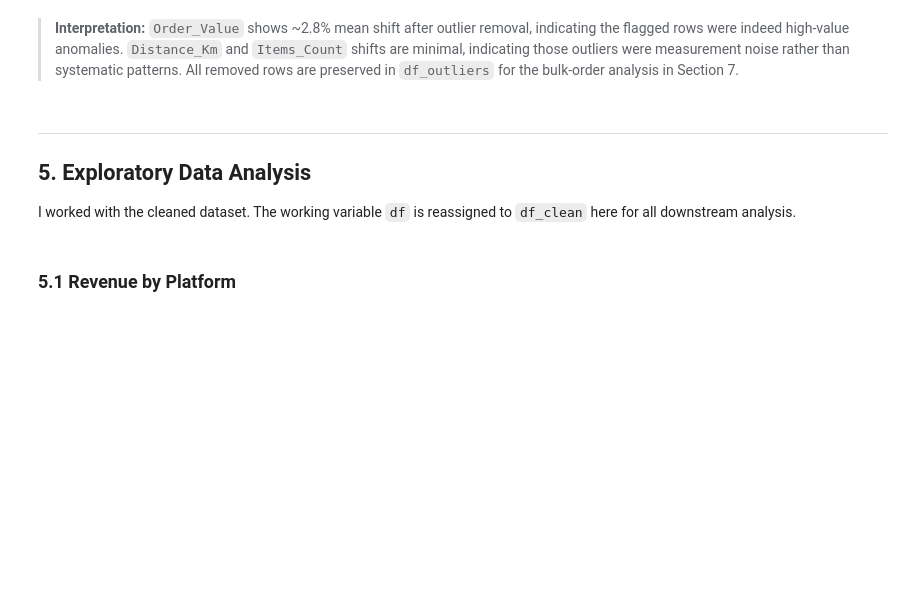
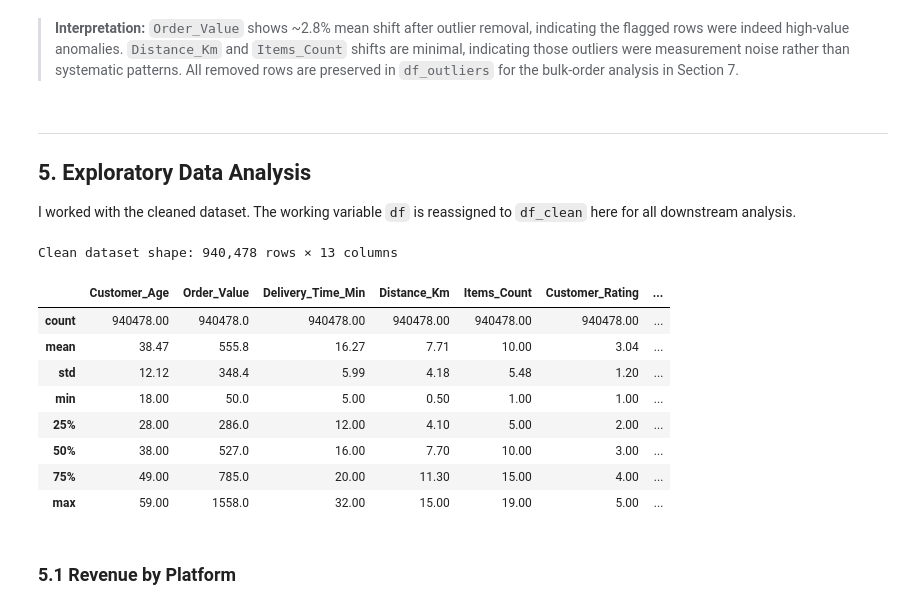
Before and after one commit to IntentionedReflex35/qcommerce-platform-analysis, a Jupyter notebook: notebooks/Analysis_Report.ipynb, the cells around one changed output. Cells and saved outputs as stored; diff of their text form; code cells hidden in the pictures; blank space fills up the shorter version.

```diff
--- a/notebooks/Analysis_Report.ipynb
+++ b/notebooks/Analysis_Report.ipynb
@@ -282,12 +397,23 @@ display(pd.DataFrame(impact_rows))
 I worked with the cleaned dataset. The working variable `df` is reassigned to `df_clean` here for all downstream analysis.
 # %%
 # ── Promote df_clean to df for downstream analysis ───────────────────────────
-df_clean.to_csv(base_path.parent/'data'/'qcommerce_data_clean.csv', index=False)
+df_clean.to_csv(DATA_CLEAN, index=False)
 df = df_clean.copy()
 df['Order_ID'] = df['Order_ID'].astype(str)
 
 print(f'Clean dataset shape: {df.shape[0]:,} rows × {df.shape[1]} columns')
 df.describe().round(2)
+# %% [output]
+Clean dataset shape: 940,478 rows × 13 columns
+|  | Customer_Age | Order_Value | Delivery_Time_Min | Distance_Km | Items_Count | Customer_Rating | ... |
+| count | 940478.00 | 940478.0 | 940478.00 | 940478.00 | 940478.00 | 940478.00 | ... |
+| mean | 38.47 | 555.8 | 16.27 | 7.71 | 10.00 | 3.04 | ... |
+| std | 12.12 | 348.4 | 5.99 | 4.18 | 5.48 | 1.20 | ... |
+| min | 18.00 | 50.0 | 5.00 | 0.50 | 1.00 | 1.00 | ... |
+| 25% | 28.00 | 286.0 | 12.00 | 4.10 | 5.00 | 2.00 | ... |
+| 50% | 38.00 | 527.0 | 16.00 | 7.70 | 10.00 | 3.00 | ... |
+| 75% | 49.00 | 785.0 | 20.00 | 11.30 | 15.00 | 4.00 | ... |
+| max | 59.00 | 1558.0 | 32.00 | 15.00 | 19.00 | 5.00 | ... |
 # %% [markdown]
 ### 5.1 Revenue by Platform
 # %%
```
Also changed, not shown: parts of 39 cells of this notebook, 4 other files.
